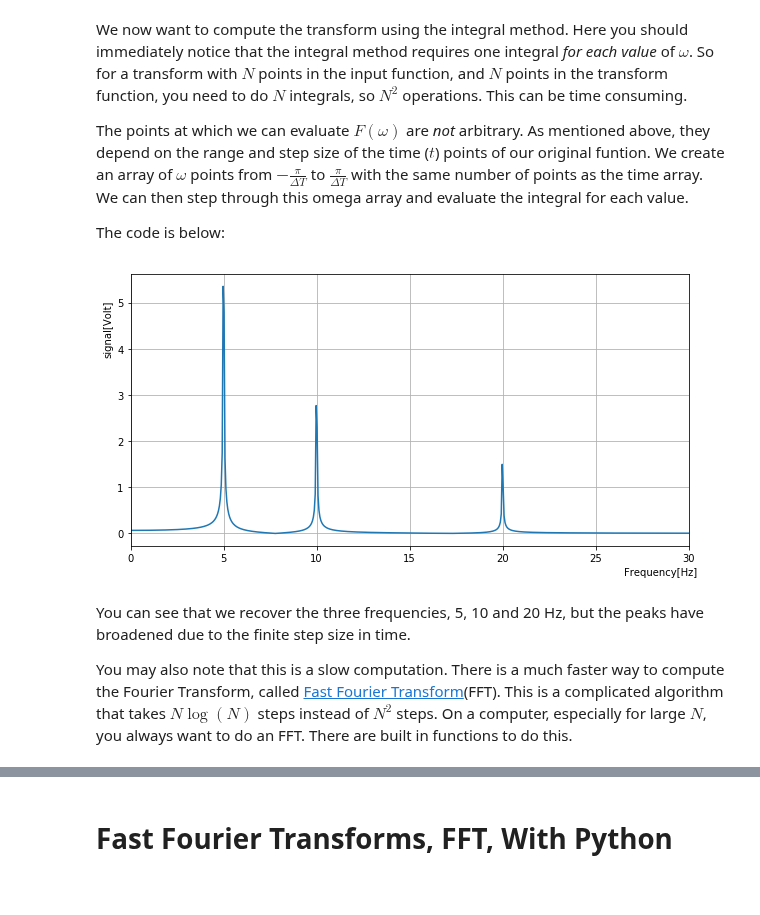
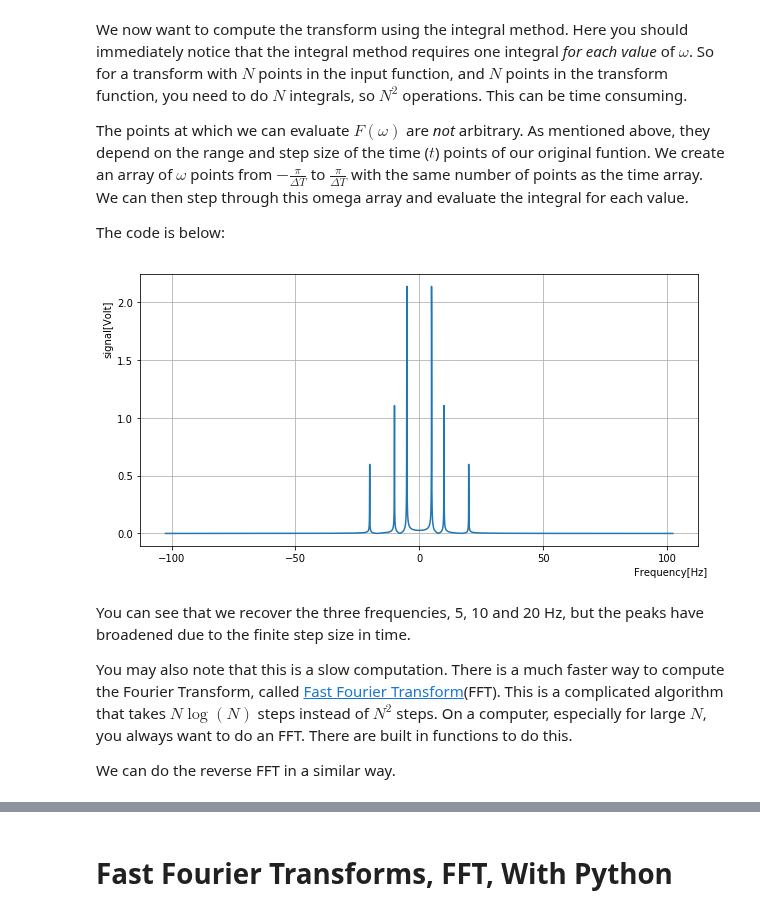
Before and after one commit to mholtrop/Phys601, a Jupyter notebook: Notebooks/09_Fourier_Transforms.ipynb, the cells around one changed output, grey strips where cells are left out. Drawn from its saved outputs; the diff is of its cells as text; code cells hidden in the pictures.

```diff
--- a/Notebooks/09_Fourier_Transforms.ipynb
+++ b/Notebooks/09_Fourier_Transforms.ipynb
@@ -61,27 +61,29 @@ The points at which we can evaluate $F(\omega)$ are _not_ arbitrary. As mentione
 The code is below:
 # %%
 import scipy.integrate as integrate
-omega = 2*np.pi*np.linspace(-1/(2*DT),1/(2*DT),N)   # Create the array of omega values.
-F = np.zeros_like(t,dtype='complex')    # Create the output array for the result as complex numbers, same number of steps as t array.
-for i in range(len(omega)):             # Step through the omega array by index.
-    yy = y*np.exp( -(0+1j)*t*omega[i])  # Compute the result of f(t)*exp( -i*t*omega). Note: complex number i= 0+1i
+omega = np.linspace(-np.pi/DT,np.pi/DT,N) # Create the array of omega values.
+F = np.zeros_like(t,dtype='complex')      # Create the output array for the result as complex numbers, same number of steps as t array.
+for i in range(len(omega)):               # Step through the omega array by index.
+    yy = y*np.exp( -(0+1j)*t*omega[i])    # Compute the result of f(t)*exp( -i*t*omega). Note: complex number i= 0+1i
     F_real = integrate.trapz(np.real(yy),t) # Now integrate the real term of the array and store the result.
     F_imag = integrate.trapz(np.imag(yy),t) # Integrate the imaginary term of the array and store result.
     F[i] = (F_real+1j*F_imag)/np.sqrt(2*np.pi)        # Combine the real + i* imaginary and put in output array.
 # %%
 plt.figure(figsize=(10,5))
-plt.plot(omega/(2*np.pi),np.abs(F)) #
+plt.plot(omega/(2*np.pi),np.abs(F)) # You plot the absolute. The complex angle encodes a phase of the wave.
 plt.grid(True)
 ax = plt.gca()
-ax.set_xlim(0,30)        # Zoom in: plot only from 0 to 30 Hz.
+#ax.set_xlim(0,30)        # Zoom in: plot only from 0 to 30 Hz.
 # plt.yscale("log")      # Uncomment these to get a log-y scale.
 # ax.set_ylim(1e-4,1)
 plt.xlabel("Frequency[Hz]",position=(0.95,1))
 plt.ylabel("signal[Volt]",position=(1,0.8))
 plt.show()
 # %% [output]
-[figure, old version]
+[figure, new version]
 # %% [markdown]
 You can see that we recover the three frequencies, 5, 10 and 20 Hz, but the peaks have broadened due to the finite step size in time.
 
 You may also note that this is a slow computation. There is a much faster way to compute the Fourier Transform, called [Fast Fourier Transform](https://en.wikipedia.org/wiki/Fast_Fourier_transform)(FFT). This is a complicated algorithm that takes $N \log(N)$ steps instead of $N^2$ steps. On a computer, especially for large $N$, you always want to do an FFT. There are built in functions to do this.
+
+We can do the reverse FFT in a similar way.
```
Also changed, not shown: parts of 5 cells of this notebook.
